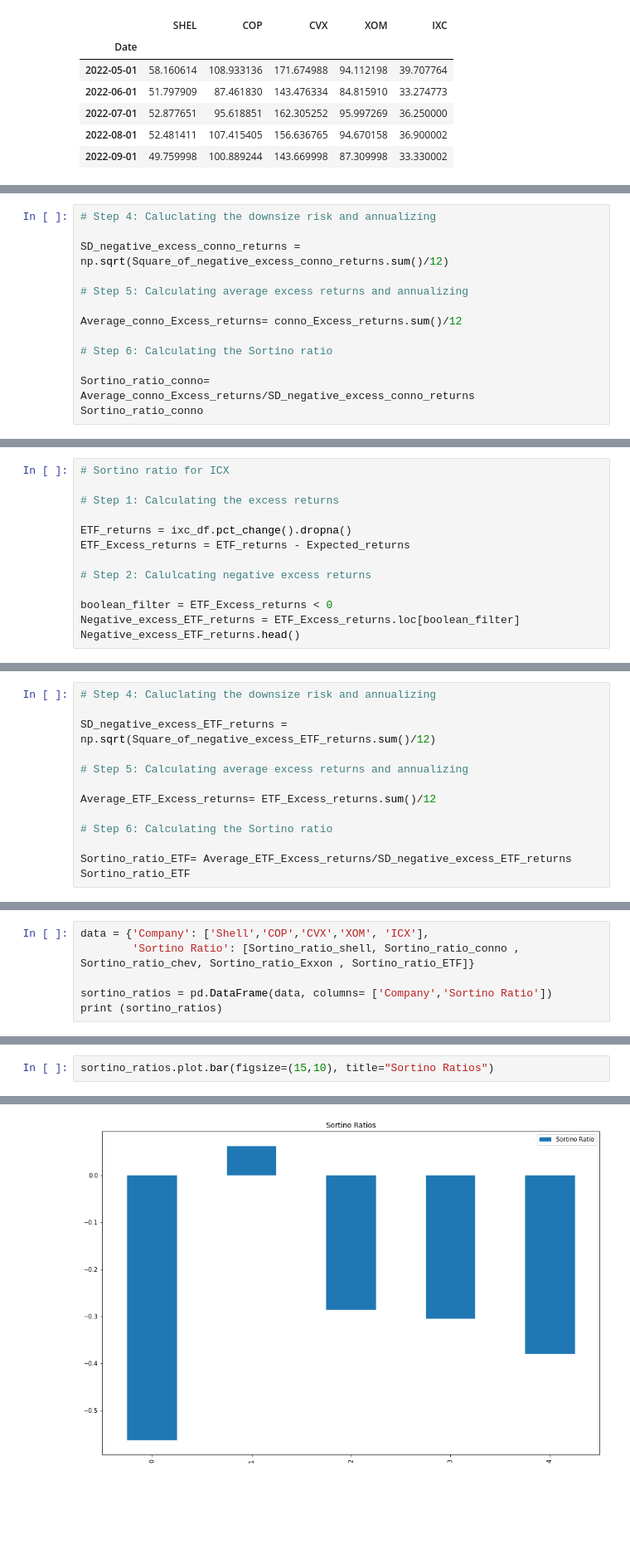
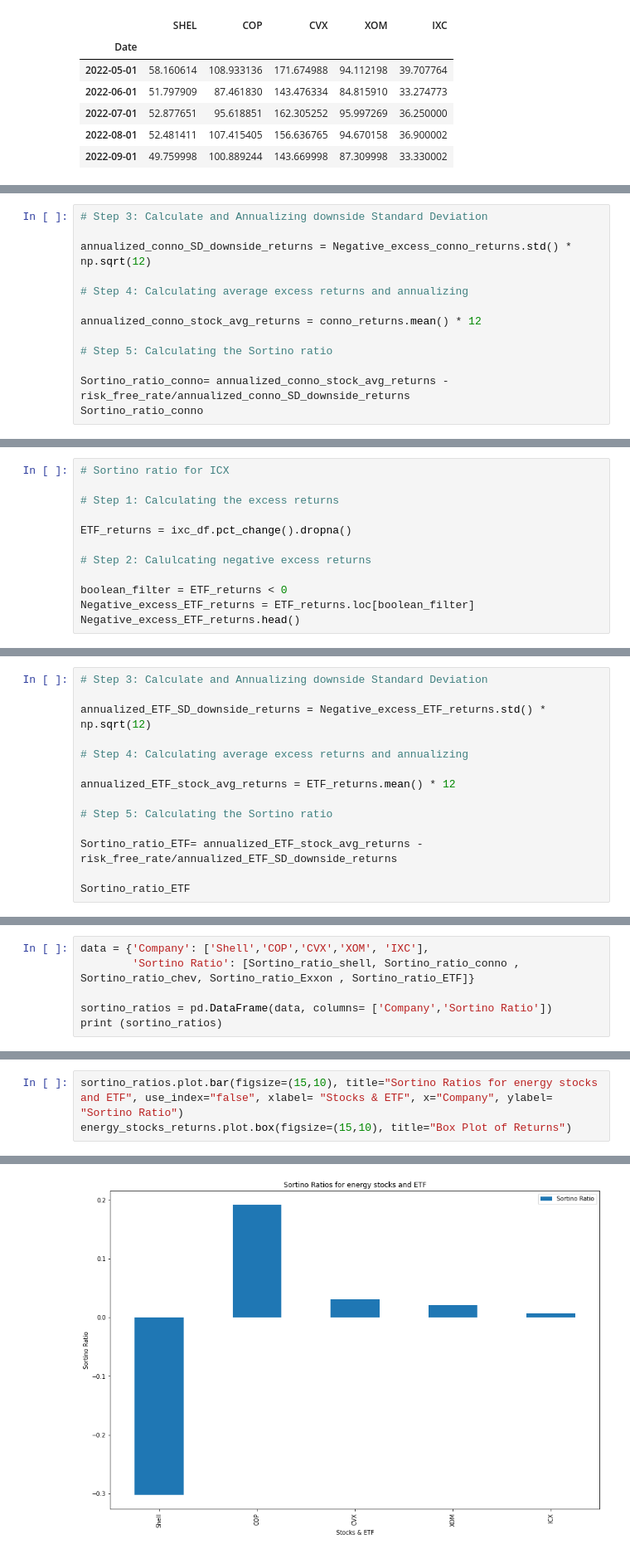
Before and after one commit to ggorovod/Sector-Stock-Selection-Model, a Jupyter notebook: Sortino_Ratio.ipynb, the cells around one changed output, grey strips where cells are left out. Shown: that part at 83% size. Cells and saved outputs as stored; diff of their text form; blank space fills up the shorter version.

Commit message:
fix the calculations and plot

```diff
--- a/Sortino_Ratio.ipynb
+++ b/Sortino_Ratio.ipynb
@@ -281,14 +231,14 @@ Name: Adj Close, dtype: float64
 # %%
-# Step 4: Caluclating the downsize risk and annualizing
+# Step 3: Calculate and Annualizing downside Standard Deviation
 
-SD_negative_excess_conno_returns = np.sqrt(Square_of_negative_excess_conno_returns.sum()/12)
+annualized_conno_SD_downside_returns = Negative_excess_conno_returns.std() * np.sqrt(12)
 
-# Step 5: Calculating average excess returns and annualizing
+# Step 4: Calculating average excess returns and annualizing
 
-Average_conno_Excess_returns= conno_Excess_returns.sum()/12
+annualized_conno_stock_avg_returns = conno_returns.mean() * 12
 
-# Step 6: Calculating the Sortino ratio
+# Step 5: Calculating the Sortino ratio
 
-Sortino_ratio_conno= Average_conno_Excess_returns/SD_negative_excess_conno_returns
+Sortino_ratio_conno= annualized_conno_stock_avg_returns - risk_free_rate/annualized_conno_SD_downside_returns
 Sortino_ratio_conno
 # %% [output]
@@ -299,12 +249,11 @@ Sortino_ratio_conno
 # Step 1: Calculating the excess returns
 
 ETF_returns = ixc_df.pct_change().dropna()
-ETF_Excess_returns = ETF_returns - Expected_returns
 
 # Step 2: Calulcating negative excess returns
 
-boolean_filter = ETF_Excess_returns < 0
-Negative_excess_ETF_returns = ETF_Excess_returns.loc[boolean_filter]
+boolean_filter = ETF_returns < 0
+Negative_excess_ETF_returns = ETF_returns.loc[boolean_filter]
 Negative_excess_ETF_returns.head()
 # %% [output]
 Date
@@ -330,14 +266,15 @@ Name: Adj Close, dtype: float64
 # %%
-# Step 4: Caluclating the downsize risk and annualizing
+# Step 3: Calculate and Annualizing downside Standard Deviation
 
-SD_negative_excess_ETF_returns = np.sqrt(Square_of_negative_excess_ETF_returns.sum()/12)
+annualized_ETF_SD_downside_returns = Negative_excess_ETF_returns.std() * np.sqrt(12)
 
-# Step 5: Calculating average excess returns and annualizing
+# Step 4: Calculating average excess returns and annualizing
 
-Average_ETF_Excess_returns= ETF_Excess_returns.sum()/12
+annualized_ETF_stock_avg_returns = ETF_returns.mean() * 12
 
-# Step 6: Calculating the Sortino ratio
+# Step 5: Calculating the Sortino ratio
 
-Sortino_ratio_ETF= Average_ETF_Excess_returns/SD_negative_excess_ETF_returns
+Sortino_ratio_ETF= annualized_ETF_stock_avg_returns - risk_free_rate/annualized_ETF_SD_downside_returns
+
 Sortino_ratio_ETF
 # %% [output]
@@ -345,5 +282,5 @@ Sortino_ratio_ETF
 # %%
-data = {'Company': ['Shell','COP','CVX','XOM', 'ICX'],
+data = {'Company': ['Shell','COP','CVX','XOM', 'IXC'],
         'Sortino Ratio': [Sortino_ratio_shell, Sortino_ratio_conno , Sortino_ratio_chev, Sortino_ratio_Exxon , Sortino_ratio_ETF]}
 
 sortino_ratios = pd.DataFrame(data, columns= ['Company','Sortino Ratio'])
@@ -358,3 +304,4 @@ print (sortino_ratios)
 # %%
-sortino_ratios.plot.bar(figsize=(15,10), title="Sortino Ratios")
+sortino_ratios.plot.bar(figsize=(15,10), title="Sortino Ratios for energy stocks and ETF", use_index="false", xlabel= "Stocks & ETF", x="Company", ylabel= "Sortino Ratio")
+energy_stocks_returns.plot.box(figsize=(15,10), title="Box Plot of Returns")
 # %% [output]
@@ -362 +309 @@ sortino_ratios.plot.bar(figsize=(15,10), title="Sortino Ratios")
-[figure, old version]
+[figure, new version]
```
Also changed, not shown: parts of 25 cells of this notebook.
